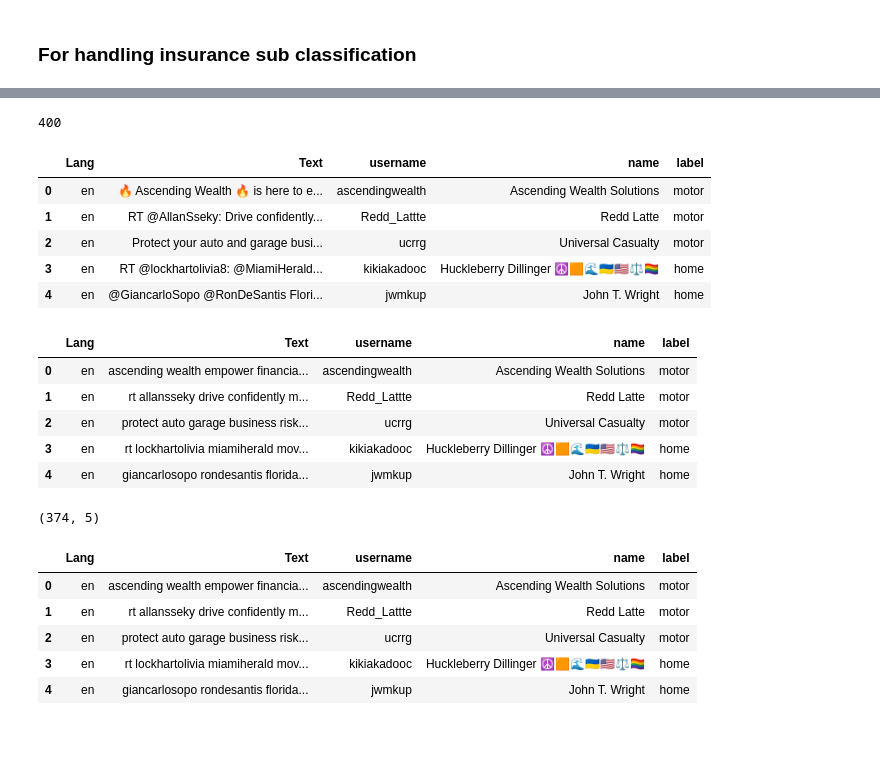
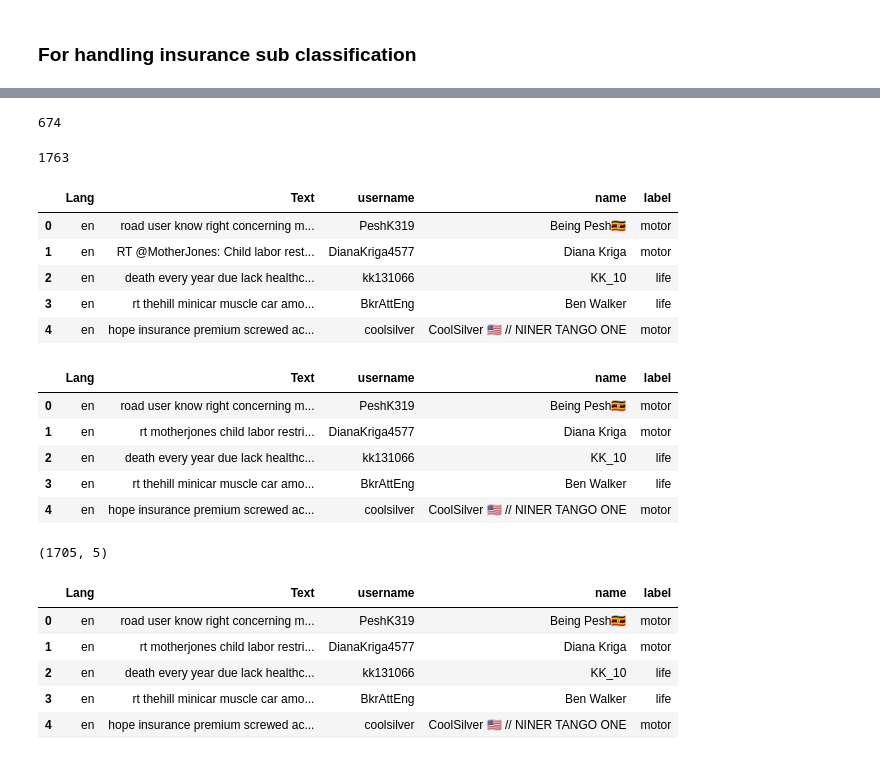
Before and after one commit to ayushb2002/hackrx4.0, a Jupyter notebook: TwitterScraper/store.ipynb, the cells around one changed output, grey strips where cells are left out. Cells and saved outputs as stored; diff of their text form; code cells hidden in the pictures.

Commit message:
Insurance classification dataset build complete

```diff
--- a/TwitterScraper/store.ipynb
+++ b/TwitterScraper/store.ipynb
@@ -163,4 +163,6 @@ new_df.to_csv('processed_english_twitter_data.csv', index=False)
 # %% [markdown]
 ### For handling insurance sub classification
 # %%
-dframe = pd.DataFrame(columns=['Lang', 'Text', 'username', 'name', 'label'])
+# dframe = pd.DataFrame(columns=['Lang', 'Text', 'username', 'name', 'label'])
+dframe = pd.read_csv('insurance_classification.csv')
+dframe.head()
@@ -182,25 +189,46 @@ def twitter_scrape(keyword, count):
         dframe.loc[len(dframe.index)] = temp
 
     return len(dframe)
-# %%
-twitter_scrape('motor insurance', 250)
-twitter_scrape('life insurance', 250)
-twitter_scrape('home insurance', 250)
-twitter_scrape('health insurance', 250)
-twitter_scrape('travel insurance', 250)
-# %% [output]
-400
+# %%
+twitter_scrape('motor insurance', 250, 'motor')
+twitter_scrape('life insurance', 250, 'life')
+twitter_scrape('home insurance', 250, 'home')
+twitter_scrape('health insurance', 250, 'health')
+twitter_scrape('travel insurance', 250, 'travel')
+twitter_scrape('birth insurance', 100, 'life')
+twitter_scrape('accident insurance', 100, 'motor')
+twitter_scrape('death insurance', 100, 'life')
+twitter_scrape('love traveling India', 100, 'travel')
+twitter_scrape('mountains india', 100, 'travel')
+twitter_scrape('india tourism', 100, 'travel')
+twitter_scrape('medical emergency', 100, 'health')
+twitter_scrape('hospital bills', 100, 'health')
+twitter_scrape('health issues', 100, 'health')
+twitter_scrape('suffering from terminal disease', 100, 'health')
+twitter_scrape('earthquake damage', 50, 'home')
+twitter_scrape('natural calamity', 50, 'home')
+twitter_scrape('flood damage', 50, 'home')
+twitter_scrape('landslide damage', 50, 'home')
+twitter_scrape('house theft', 100, 'home')
+# %% [output]
+674
+# %%
+twitter_scrape('car accident', 150, 'motor')
+twitter_scrape('motorcycle accident', 150, 'motor')
+# %% [output]
+1763
 # %%
 dframe = dframe.sample(frac=1)
+dframe.drop_duplicates(inplace=True)
 dframe.reset_index(drop=True,inplace=True)
 dframe.head()
 # %% [output]
 |  | Lang | Text | username | name | label |
-| 0 | en | 🔥 Ascending Wealth 🔥 is here to e... | ascendingwealth | Ascending Wealth Solutions | motor |
-| 1 | en | RT @AllanSseky: Drive confidently... | Redd_Lattte | Redd Latte | motor |
-| 2 | en | Protect your auto and garage busi... | ucrrg | Universal Casualty | motor |
-| 3 | en | RT @lockhartolivia8: @MiamiHerald... | kikiakadooc | Huckleberry Dillinger ☮️🟧🌊🇺🇦🇺🇸⚖️🏳️‍🌈 | home |
-| 4 | en | @GiancarloSopo @RonDeSantis Flori... | jwmkup | John T. Wright | home |
+| 0 | en | road user know right concerning m... | PeshK319 | Being Pesh🇺🇬 | motor |
+| 1 | en | RT @MotherJones: Child labor rest... | DianaKriga4577 | Diana Kriga | motor |
+| 2 | en | death every year due lack healthc... | kk131066 | KK_10 | life |
+| 3 | en | rt thehill minicar muscle car amo... | BkrAttEng | Ben Walker | life |
+| 4 | en | hope insurance premium screwed ac... | coolsilver | CoolSilver 🇺🇸 // NINER TANGO ONE | motor |
 # %%
 for i in range(len(dframe)):
     txt = re.sub('[^a-zA-Z]', ' ', dframe['Text'][i])
@@ -214,25 +242,25 @@ for i in range(len(dframe)):
 dframe.head()
 # %% [output]
 |  | Lang | Text | username | name | label |
-| 0 | en | ascending wealth empower financia... | ascendingwealth | Ascending Wealth Solutions | motor |
-| 1 | en | rt allansseky drive confidently m... | Redd_Lattte | Redd Latte | motor |
-| 2 | en | protect auto garage business risk... | ucrrg | Universal Casualty | motor |
-| 3 | en | rt lockhartolivia miamiherald mov... | kikiakadooc | Huckleberry Dillinger ☮️🟧🌊🇺🇦🇺🇸⚖️🏳️‍🌈 | home |
-| 4 | en | giancarlosopo rondesantis florida... | jwmkup | John T. Wright | home |
+| 0 | en | road user know right concerning m... | PeshK319 | Being Pesh🇺🇬 | motor |
+| 1 | en | rt motherjones child labor restri... | DianaKriga4577 | Diana Kriga | motor |
+| 2 | en | death every year due lack healthc... | kk131066 | KK_10 | life |
+| 3 | en | rt thehill minicar muscle car amo... | BkrAttEng | Ben Walker | life |
+| 4 | en | hope insurance premium screwed ac... | coolsilver | CoolSilver 🇺🇸 // NINER TANGO ONE | motor |
 # %%
 new_frame = dframe[dframe['Lang'] == 'en']
 new_frame.shape
 # %% [output]
-(374, 5)
+(1705, 5)
 # %%
 new_frame.head()
 # %% [output]
 |  | Lang | Text | username | name | label |
-| 0 | en | ascending wealth empower financia... | ascendingwealth | Ascending Wealth Solutions | motor |
-| 1 | en | rt allansseky drive confidently m... | Redd_Lattte | Redd Latte | motor |
-| 2 | en | protect auto garage business risk... | ucrrg | Universal Casualty | motor |
-| 3 | en | rt lockhartolivia miamiherald mov... | kikiakadooc | Huckleberry Dillinger ☮️🟧🌊🇺🇦🇺🇸⚖️🏳️‍🌈 | home |
-| 4 | en | giancarlosopo rondesantis florida... | jwmkup | John T. Wright | home |
+| 0 | en | road user know right concerning m... | PeshK319 | Being Pesh🇺🇬 | motor |
+| 1 | en | rt motherjones child labor restri... | DianaKriga4577 | Diana Kriga | motor |
+| 2 | en | death every year due lack healthc... | kk131066 | KK_10 | life |
+| 3 | en | rt thehill minicar muscle car amo... | BkrAttEng | Ben Walker | life |
+| 4 | en | hope insurance premium screwed ac... | coolsilver | CoolSilver 🇺🇸 // NINER TANGO ONE | motor |
 # %%
 new_frame.groupby(by='label').count()
 # %% [output]
```
Also changed, not shown: parts of 3 cells of this notebook, 1 other file.
